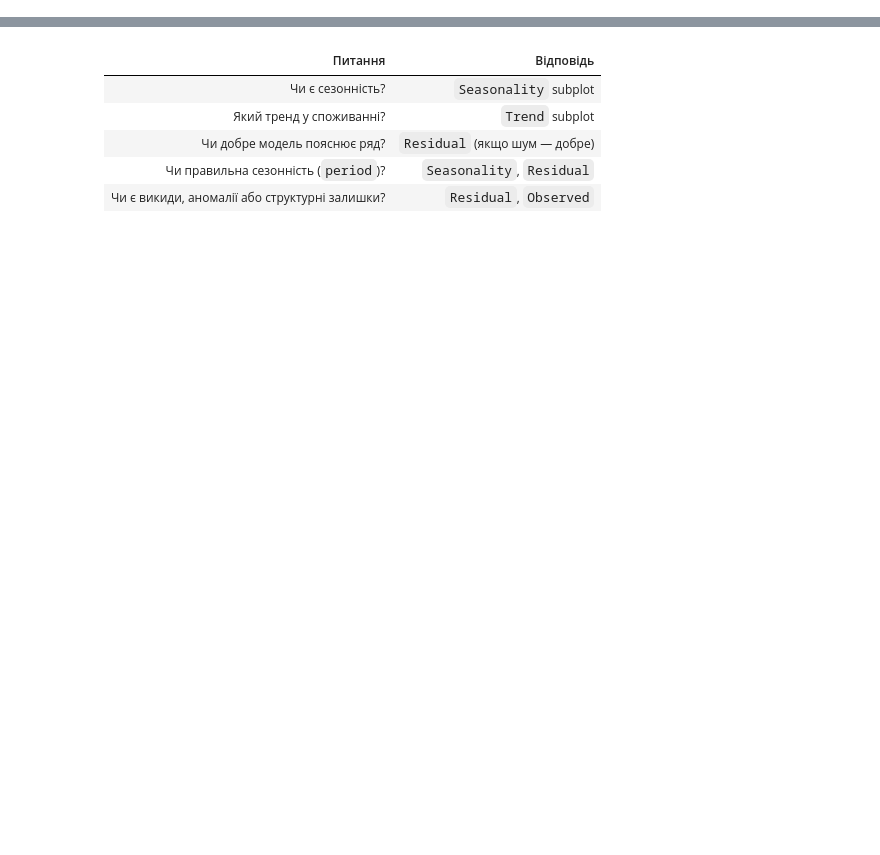
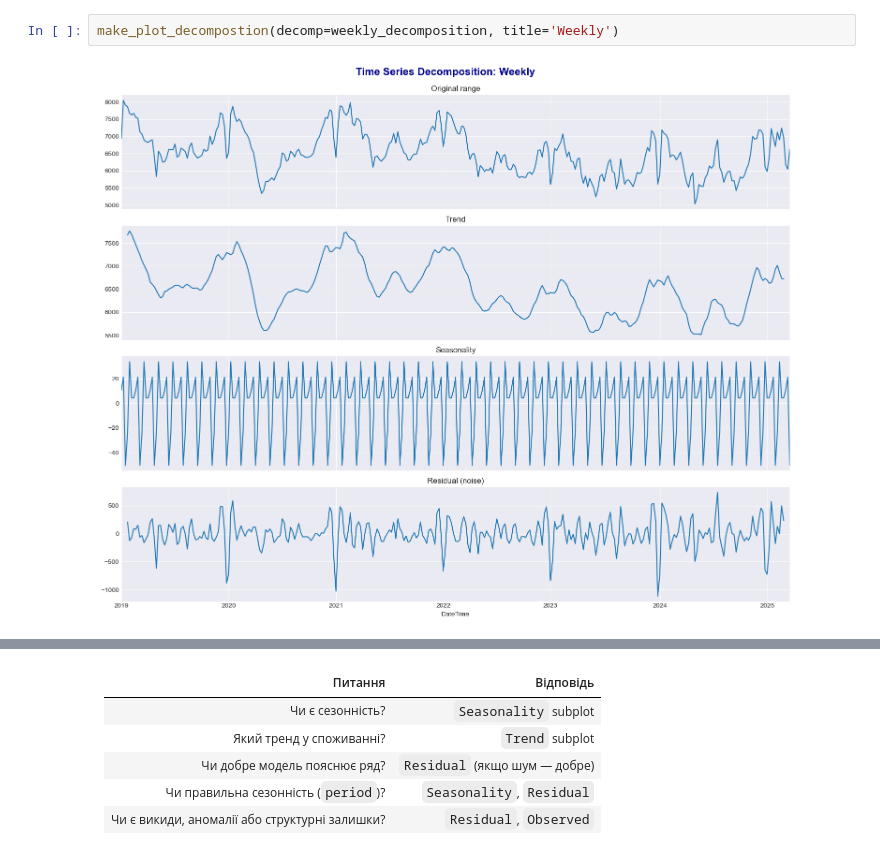
Before and after one commit to vpleshko-lab/camp-tasks, a Jupyter notebook: lesson_23.ipynb, the cells around one changed output, grey strips where cells are left out. Drawn from its saved outputs; the diff is of its cells as text; blank space fills up the shorter version.

```diff
--- a/lesson_23.ipynb
+++ b/lesson_23.ipynb
@@ -183,0 +217,4 @@ plt.show()
+# %%
+make_plot_decompostion(decomp=weekly_decomposition, title='Weekly')
+# %% [output]
+[figure, added]
```
Also changed, not shown: parts of 66 cells of this notebook.
